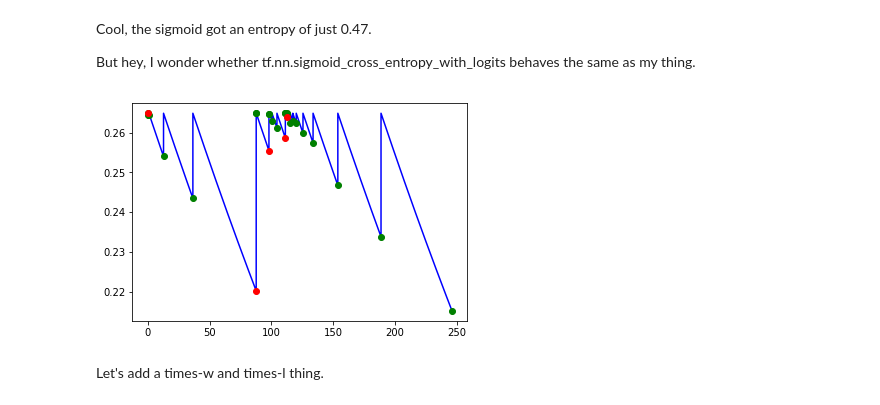
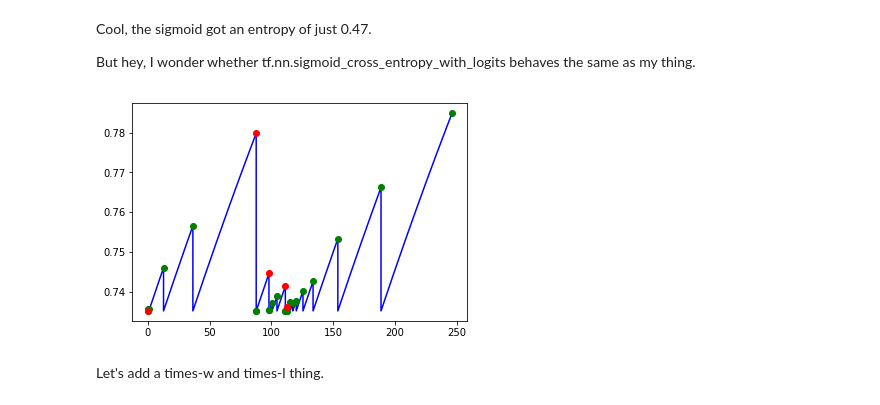
Before and after one commit to agentydragon/sched, a Jupyter notebook: Explore_Anki_data.ipynb, the cells around one changed output. Cells and saved outputs as stored; diff of their text form; code cells hidden in the pictures.

```diff
--- a/Explore_Anki_data.ipynb
+++ b/Explore_Anki_data.ipynb
@@ -365,35 +368,36 @@ But hey, I wonder whether tf.nn.sigmoid_cross_entropy_with_logits behaves the sa
 # %%
 def plot_probability(card_reviews, w1, w2):
   xs = []
   ys = []
   t = 0
   good_reviews = []
   good_reviews_ys = []
   bad_reviews = []
   bad_reviews_ys = []
   for _, row in card_reviews.iterrows():
     diff_seconds = row['diff'].total_seconds()
     diff_days = diff_seconds / 86400.0
     tic_xs = np.linspace(t, t + diff_days)
-    tic_ys = 1/(1+np.exp(w1 * np.linspace(0, diff_days) + w2))  # igmoid
+    logit = w1 * np.linspace(0, diff_days) + w2
+    tic_ys = 1/(1+np.exp(-logit))  # igmoid
     xs.extend(tic_xs)
     ys.extend(tic_ys)
 
     if row['correct']:
       good_reviews.append(t + diff_days)
       good_reviews_ys.append(tic_ys[-1])
     else:
       bad_reviews.append(t + diff_days)
       bad_reviews_ys.append(tic_ys[-1])
 
     t += diff_days
 
   plt.plot(xs, ys, 'b-', good_reviews, good_reviews_ys, 'go', bad_reviews, bad_reviews_ys, 'ro')
 
 plot_probability(get_card_reviews(get_sample_card_ids(1)[0]),
                  w1=0.0047614984, w2=1.0208617)
 # %% [output]
-[figure, old version]
+[figure, new version]
 # %% [markdown]
 Let's add a times-w and times-l thing.
 # %%
```
Also changed, not shown: parts of 12 cells of this notebook.
